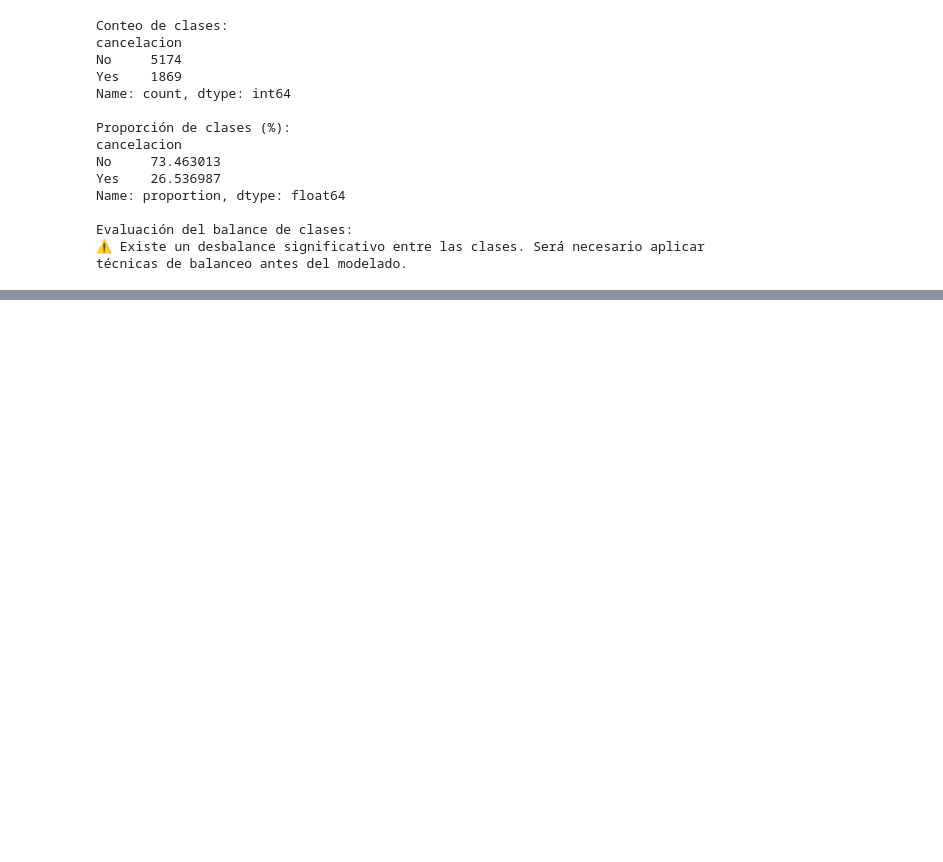
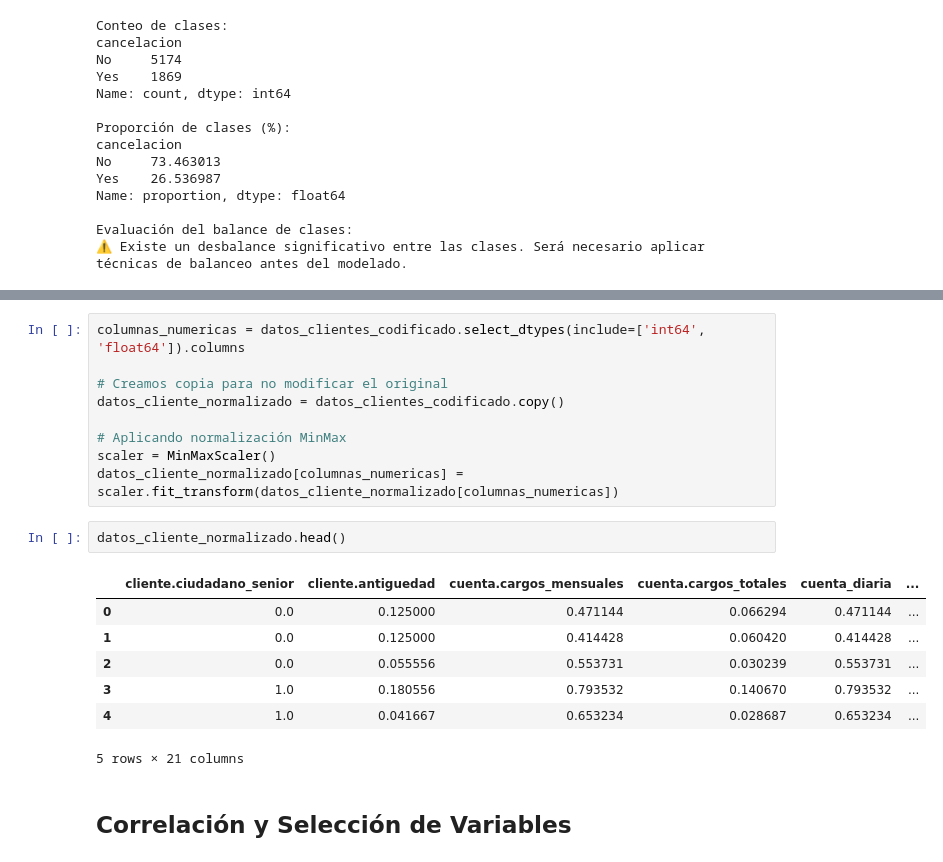
Before and after one commit to paolalarap/challenge_TelecomX2_palp, a Jupyter notebook: Challenge_TelecomX2_palp.ipynb, the cells around one changed output, grey strips where cells are left out. Cells and saved outputs as stored; diff of their text form; blank space fills up the shorter version.

```diff
--- a/Challenge_TelecomX2_palp.ipynb
+++ b/Challenge_TelecomX2_palp.ipynb
@@ -183,0 +209,21 @@ Evaluación del balance de clases:
+# %%
+columnas_numericas = datos_clientes_codificado.select_dtypes(include=['int64', 'float64']).columns
+
+# Creamos copia para no modificar el original
+datos_cliente_normalizado = datos_clientes_codificado.copy()
+
+# Aplicando normalización MinMax
+scaler = MinMaxScaler()
+datos_cliente_normalizado[columnas_numericas] = scaler.fit_transform(datos_cliente_normalizado[columnas_numericas])
+# %%
+datos_cliente_normalizado.head()
+# %% [output]
+|  | cliente.ciudadano_senior | cliente.antiguedad | cuenta.cargos_mensuales | cuenta.cargos_totales | cuenta_diaria | ... |
+| 0 | 0.0 | 0.125000 | 0.471144 | 0.066294 | 0.471144 | ... |
+| 1 | 0.0 | 0.125000 | 0.414428 | 0.060420 | 0.414428 | ... |
+| 2 | 0.0 | 0.055556 | 0.553731 | 0.030239 | 0.553731 | ... |
+| 3 | 1.0 | 0.180556 | 0.793532 | 0.140670 | 0.793532 | ... |
+| 4 | 1.0 | 0.041667 | 0.653234 | 0.028687 | 0.653234 | ... |
+5 rows × 21 columns
+# %% [markdown]
+## Correlación y Selección de Variables
```
Also changed, not shown: parts of 3 cells of this notebook.
